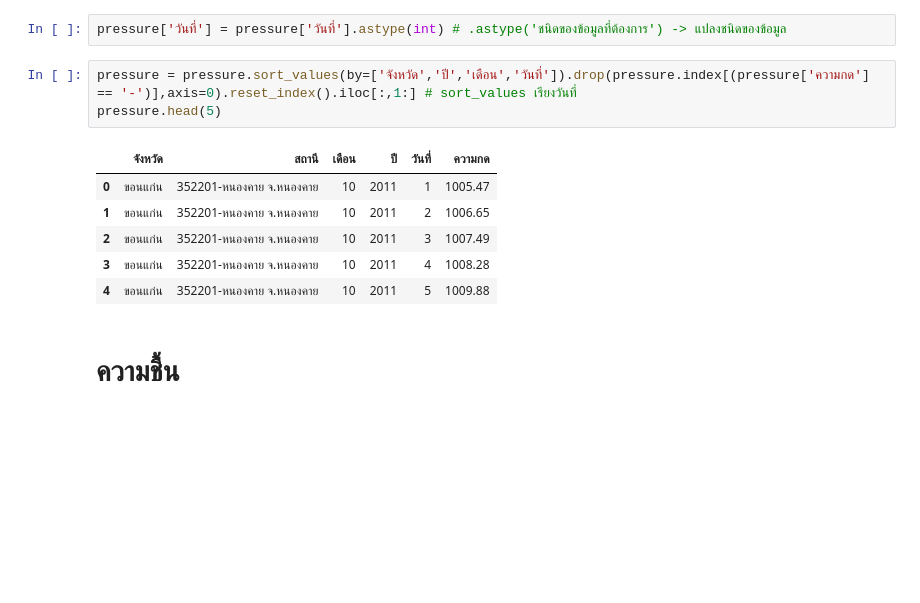
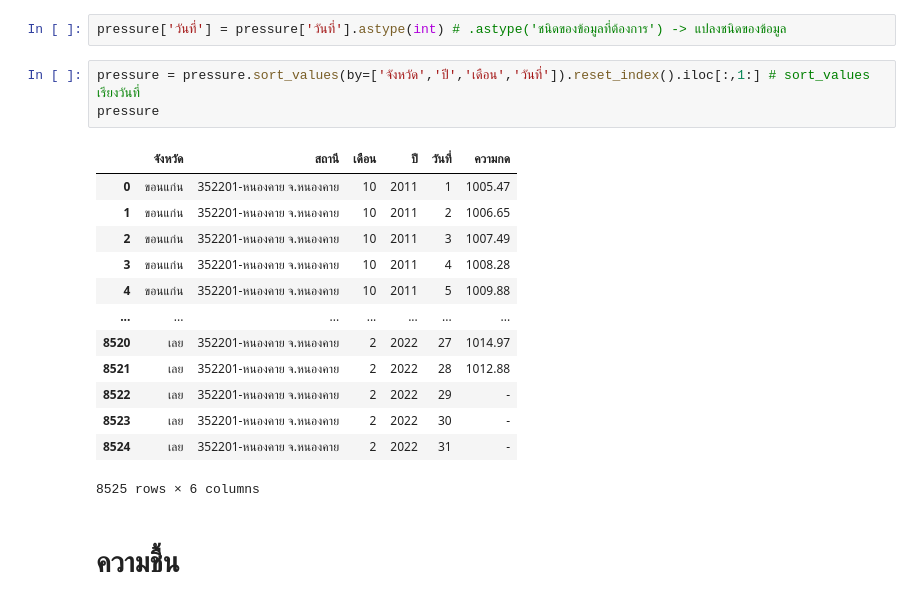
Before and after one commit to chutimaq/bsc_dpdm22, a Jupyter notebook: Group_Quiz.ipynb, the cells around one changed output. Cells and saved outputs as stored; diff of their text form; blank space fills up the shorter version.

```diff
--- a/Group_Quiz.ipynb
+++ b/Group_Quiz.ipynb
@@ -110,15 +95,22 @@ pressure
 # %%
 pressure['วันที่'] = pressure['วันที่'].astype(int) # .astype('ชนิดของข้อมูลที่ต้องการ') -> แปลงชนิดของข้อมูล
 # %%
-pressure = pressure.sort_values(by=['จังหวัด','ปี','เดือน','วันที่']).drop(pressure.index[(pressure['ความกด'] == '-')],axis=0).reset_index().iloc[:,1:] # sort_values เรียงวันที่
-pressure.head(5)
+pressure = pressure.sort_values(by=['จังหวัด','ปี','เดือน','วันที่']).reset_index().iloc[:,1:] # sort_values เรียงวันที่
+pressure
 # %% [output]
 |  | จังหวัด | สถานี | เดือน | ปี | วันที่ | ความกด |
 | 0 | ขอนแก่น | 352201-หนองคาย จ.หนองคาย | 10 | 2011 | 1 | 1005.47 |
 | 1 | ขอนแก่น | 352201-หนองคาย จ.หนองคาย | 10 | 2011 | 2 | 1006.65 |
 | 2 | ขอนแก่น | 352201-หนองคาย จ.หนองคาย | 10 | 2011 | 3 | 1007.49 |
 | 3 | ขอนแก่น | 352201-หนองคาย จ.หนองคาย | 10 | 2011 | 4 | 1008.28 |
 | 4 | ขอนแก่น | 352201-หนองคาย จ.หนองคาย | 10 | 2011 | 5 | 1009.88 |
+| ... | ... | ... | ... | ... | ... | ... |
+| 8520 | เลย | 352201-หนองคาย จ.หนองคาย | 2 | 2022 | 27 | 1014.97 |
+| 8521 | เลย | 352201-หนองคาย จ.หนองคาย | 2 | 2022 | 28 | 1012.88 |
+| 8522 | เลย | 352201-หนองคาย จ.หนองคาย | 2 | 2022 | 29 | - |
+| 8523 | เลย | 352201-หนองคาย จ.หนองคาย | 2 | 2022 | 30 | - |
+| 8524 | เลย | 352201-หนองคาย จ.หนองคาย | 2 | 2022 | 31 | - |
+8525 rows × 6 columns
 # %% [markdown]
 # ความชื้น
 # %% [markdown]
```
Also changed, not shown: parts of 34 cells of this notebook.
